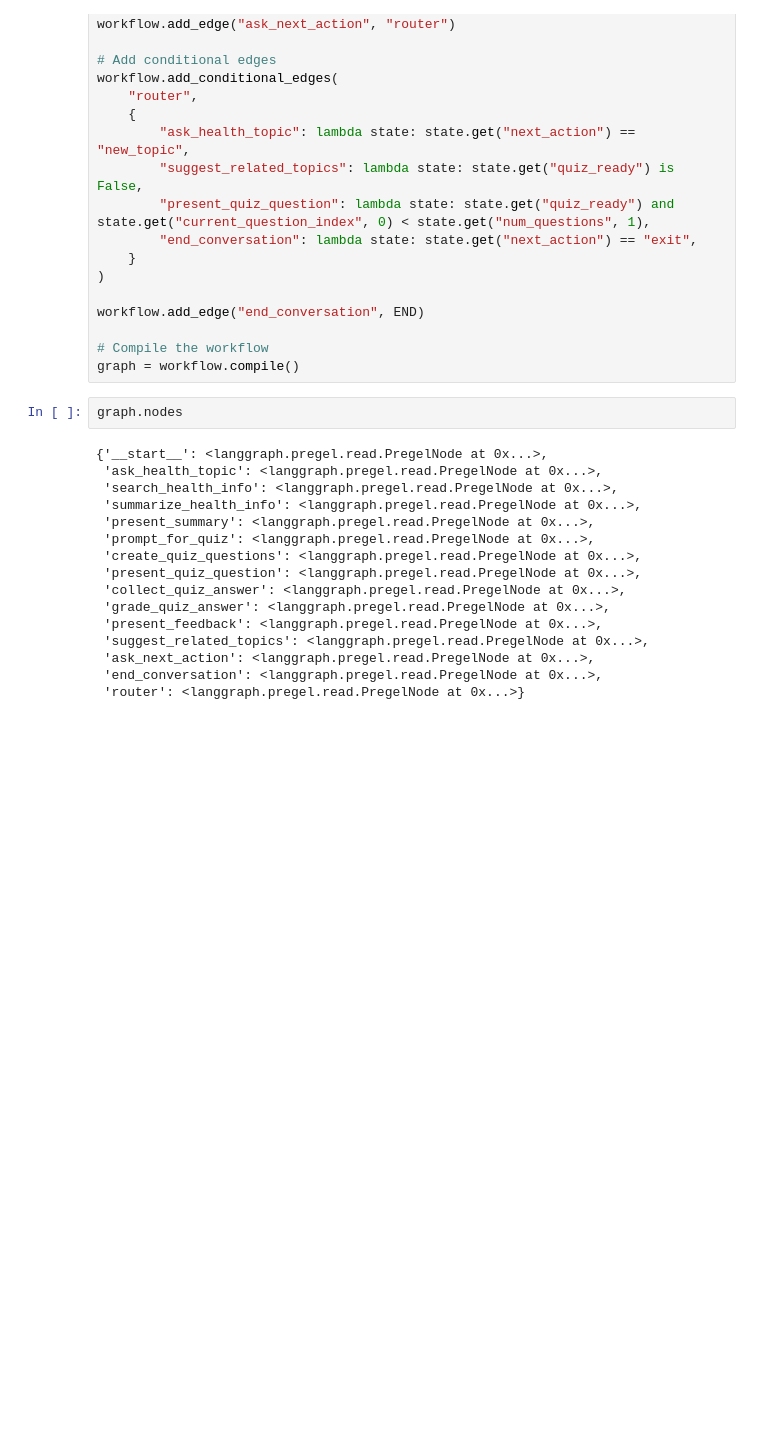
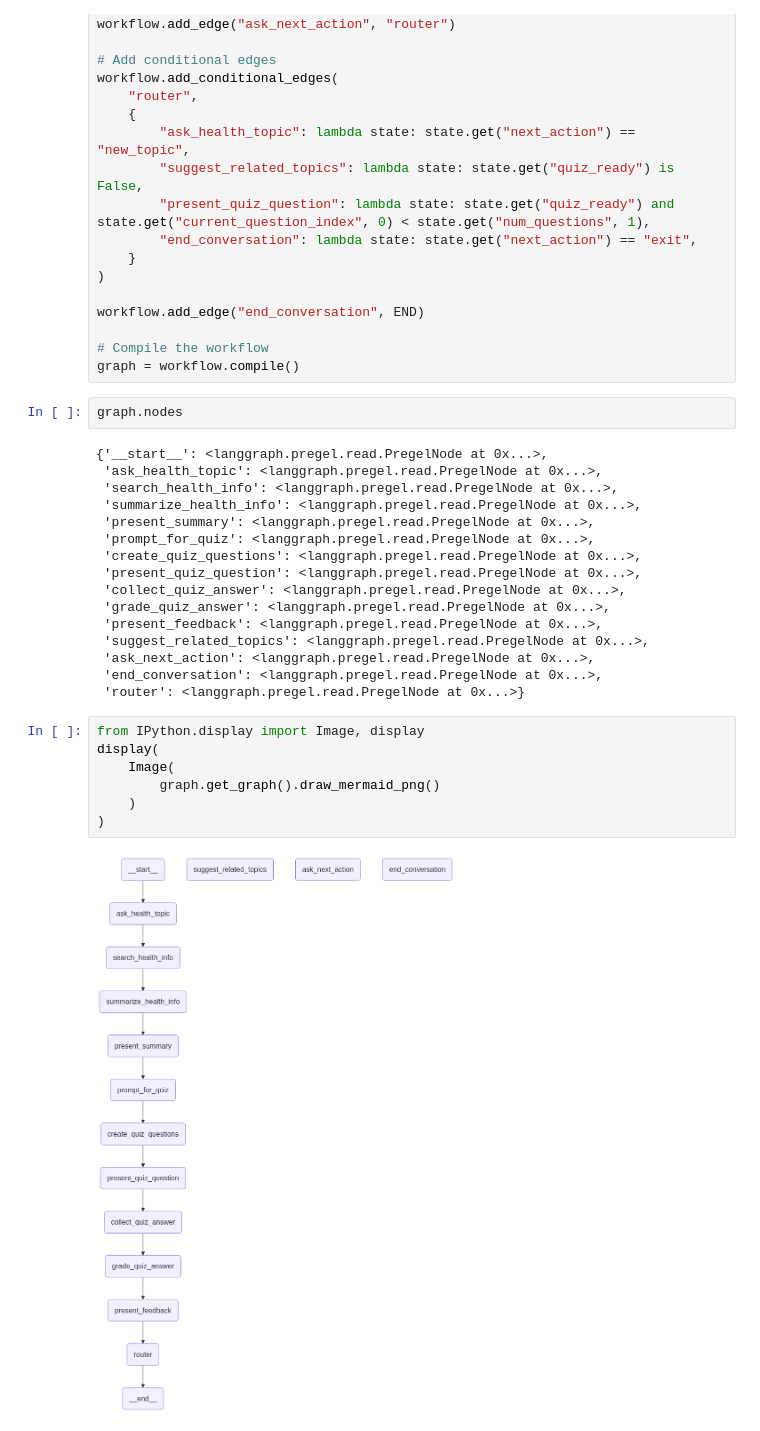
Before and after one commit to vtsou359/HealthBot, a Jupyter notebook: experimental_ntbks/ntbk_wrkflow.ipynb, the cells around one changed output. Drawn from its saved outputs; the diff is of its cells as text; blank space fills up the shorter version.

```diff
--- a/experimental_ntbks/ntbk_wrkflow.ipynb
+++ b/experimental_ntbks/ntbk_wrkflow.ipynb
@@ -67,3 +67,12 @@ graph.nodes
  'ask_next_action': <langgraph.pregel.read.PregelNode at 0x...>,
  'end_conversation': <langgraph.pregel.read.PregelNode at 0x...>,
  'router': <langgraph.pregel.read.PregelNode at 0x...>}
+# %%
+from IPython.display import Image, display
+display(
+    Image(
+        graph.get_graph().draw_mermaid_png()
+    )
+)
+# %% [output]
+[figure, added]
```
